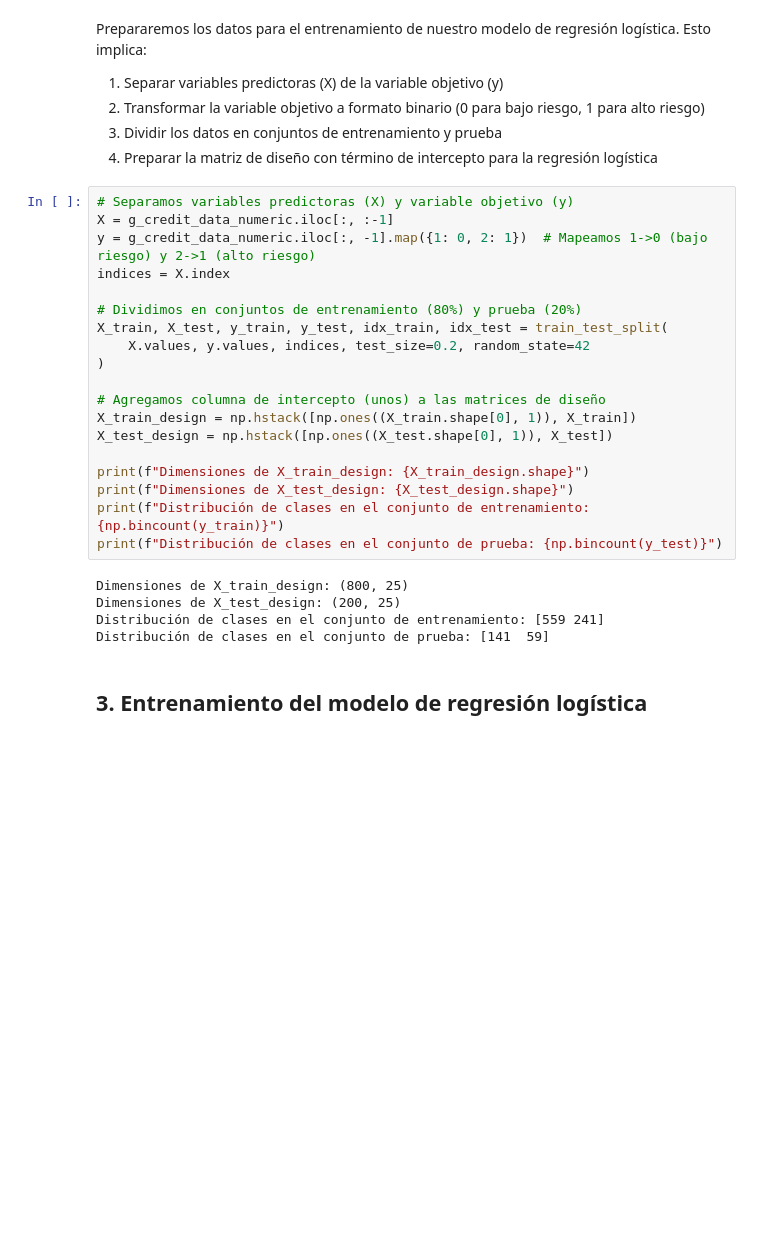
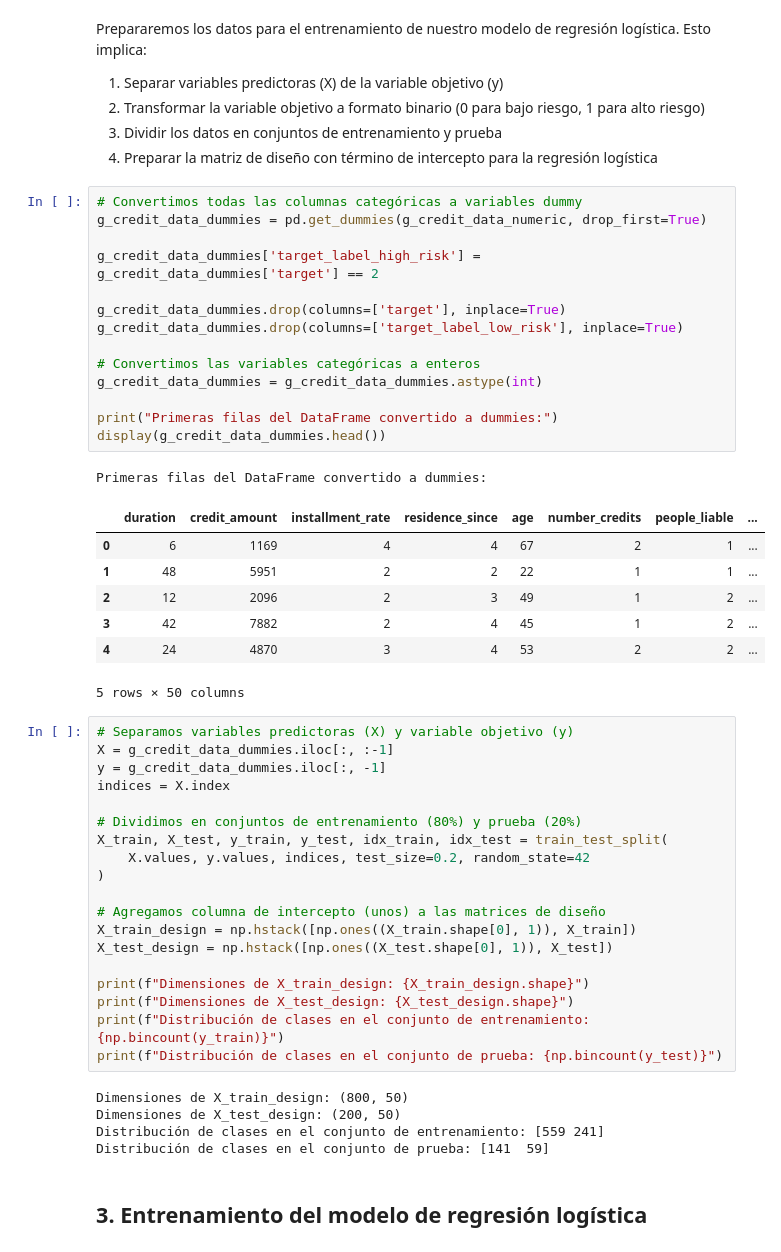
Before and after one commit to Gerardo1909/tpfinal_equidad, a Jupyter notebook: tp_final_fairness_ML/notebooks/03_primer_modelo.ipynb, the cells around one changed output. Saved outputs shown, nothing was run; the diff lists cells and outputs as text; blank space fills up the shorter version.

```diff
--- a/tp_final_fairness_ML/notebooks/03_primer_modelo.ipynb
+++ b/tp_final_fairness_ML/notebooks/03_primer_modelo.ipynb
@@ -86,10 +75,33 @@ Esto implica:
 2. Transformar la variable objetivo a formato binario (0 para bajo riesgo, 1 para alto riesgo)
 3. Dividir los datos en conjuntos de entrenamiento y prueba
 4. Preparar la matriz de diseño con término de intercepto para la regresión logística
+# %%
+# Convertimos todas las columnas categóricas a variables dummy
+g_credit_data_dummies = pd.get_dummies(g_credit_data_numeric, drop_first=True)
+
+g_credit_data_dummies['target_label_high_risk'] = g_credit_data_dummies['target'] == 2
+
+g_credit_data_dummies.drop(columns=['target'], inplace=True)
+g_credit_data_dummies.drop(columns=['target_label_low_risk'], inplace=True)
+
+# Convertimos las variables categóricas a enteros
+g_credit_data_dummies = g_credit_data_dummies.astype(int)
+
+print("Primeras filas del DataFrame convertido a dummies:")
+display(g_credit_data_dummies.head())
+# %% [output]
+Primeras filas del DataFrame convertido a dummies:
+|  | duration | credit_amount | installment_rate | residence_since | age | number_credits | people_liable | ... |
+| 0 | 6 | 1169 | 4 | 4 | 67 | 2 | 1 | ... |
+| 1 | 48 | 5951 | 2 | 2 | 22 | 1 | 1 | ... |
+| 2 | 12 | 2096 | 2 | 3 | 49 | 1 | 2 | ... |
+| 3 | 42 | 7882 | 2 | 4 | 45 | 1 | 2 | ... |
+| 4 | 24 | 4870 | 3 | 4 | 53 | 2 | 2 | ... |
+5 rows × 50 columns
 # %%
 # Separamos variables predictoras (X) y variable objetivo (y)
-X = g_credit_data_numeric.iloc[:, :-1]
-y = g_credit_data_numeric.iloc[:, -1].map({1: 0, 2: 1})  # Mapeamos 1->0 (bajo riesgo) y 2->1 (alto riesgo)
+X = g_credit_data_dummies.iloc[:, :-1]
+y = g_credit_data_dummies.iloc[:, -1]
 indices = X.index
 
 # Dividimos en conjuntos de entrenamiento (80%) y prueba (20%)
@@ -106,8 +118,8 @@ print(f"Dimensiones de X_test_design: {X_test_design.shape}")
 print(f"Distribución de clases en el conjunto de entrenamiento: {np.bincount(y_train)}")
 print(f"Distribución de clases en el conjunto de prueba: {np.bincount(y_test)}")
 # %% [output]
-Dimensiones de X_train_design: (800, 25)
-Dimensiones de X_test_design: (200, 25)
+Dimensiones de X_train_design: (800, 50)
+Dimensiones de X_test_design: (200, 50)
 Distribución de clases en el conjunto de entrenamiento: [559 241]
 Distribución de clases en el conjunto de prueba: [141  59]
 # %% [markdown]
```
Also changed, not shown: parts of 10 cells of this notebook, 2 other files.
